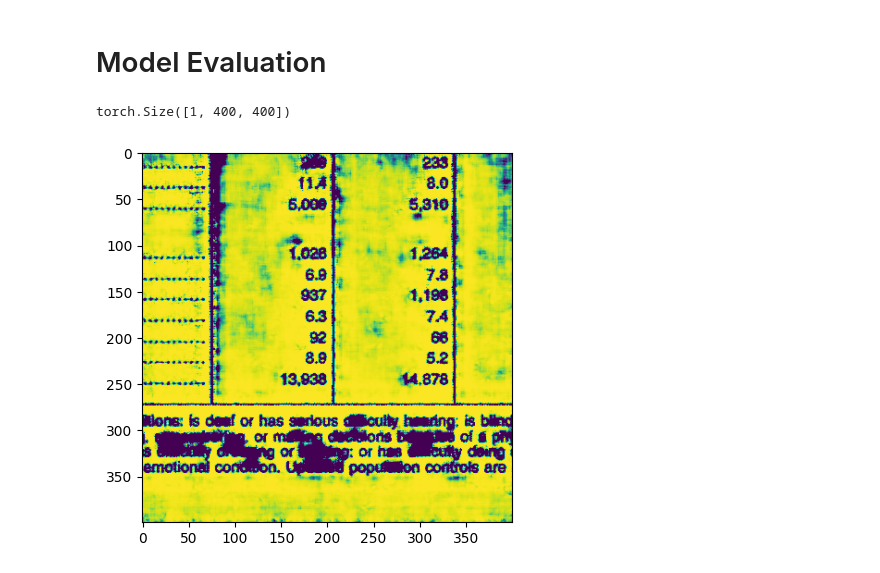
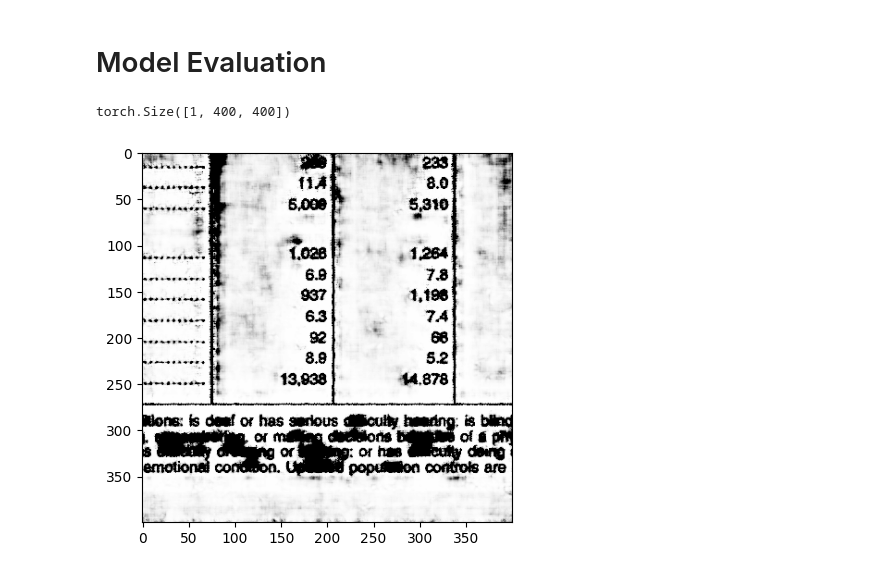
Before and after one commit to dbrambilla13/denoising-shabby-pages, a Jupyter notebook: main.ipynb, the cells around one changed output. Drawn from its saved outputs; the diff is of its cells as text; code cells hidden in the pictures.

Commit message:
grayscale image

```diff
--- a/main.ipynb
+++ b/main.ipynb
@@ -319,20 +319,19 @@ LOCAL_RANK: 0 - CUDA_VISIBLE_DEVICES: [0]
 import matplotlib.pyplot as plt
 import torchvision.transforms.functional as F
 # %%
-
 model.cpu()
 
-for x,y in test_dataset:
-    print(x.shape)
-    img=x
-    img=y
+for x, y in test_dataset:
+    # print(x.shape)
+    # img=x
+    # img=y
     img = model(x.detach().unsqueeze(0))
     # img = y.unsqueeze(0)
 
-    img = F.to_pil_image(img.squeeze(0), mode='L')
-    plt.imshow(img)
+    img = F.to_pil_image(img.squeeze(0), mode="L")
+    plt.imshow(img, cmap="gray")
     plt.show()
     break
 # %% [output]
 torch.Size([1, 400, 400])
-[figure, old version]
+[figure, new version]
```
